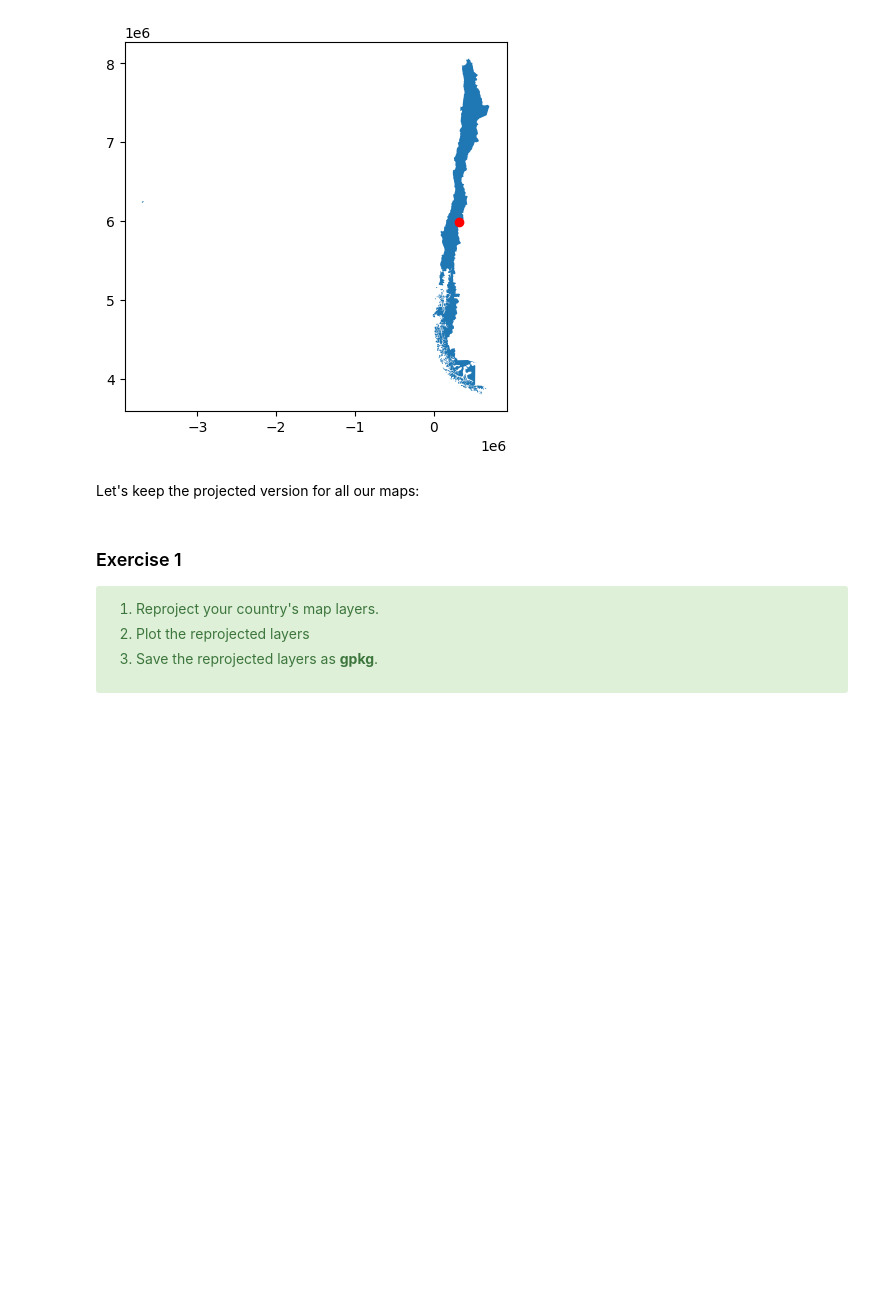
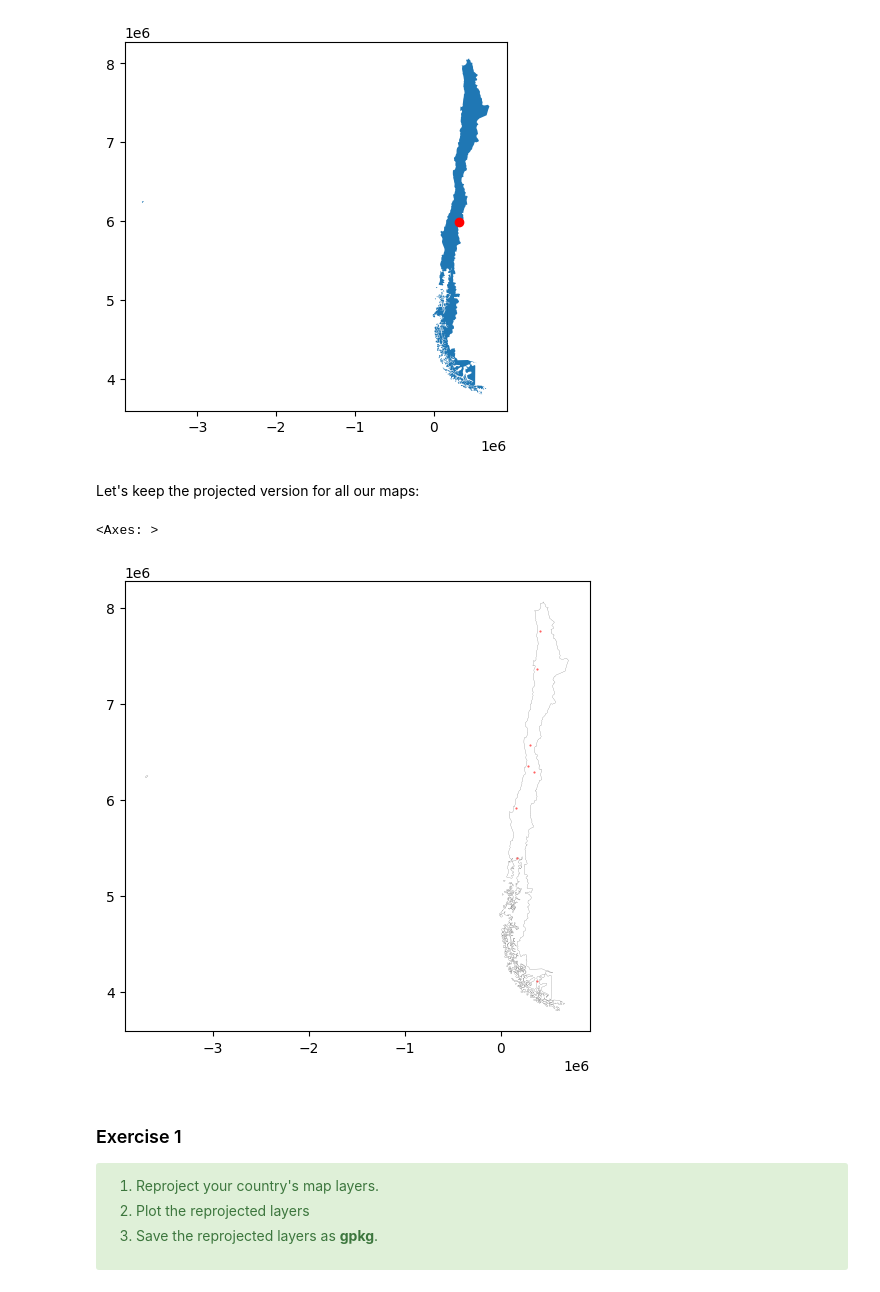
Before and after one commit to AdriMA3/introgeodf, a Jupyter notebook: index.ipynb, the cells around one changed output. Drawn from its saved outputs; the diff is of its cells as text; code cells hidden in the pictures; blank space fills up the shorter version.

```diff
--- a/index.ipynb
+++ b/index.ipynb
@@ -47,8 +36,7 @@ Updating files: 100% (57/57), done.
 # %%
-import os
-import geopandas as gpd
-ruta_shp = os.path.join("introgeodf", "maps", "World_Countries", "World_Countries.shp")
-countries= gpd.read_file(ruta_shp)
+import os, geopandas as gpd
+
+countries=gpd.read_file(os.path.join("maps","World_Countries","World_Countries.shp"))
 # %% [markdown]
 Let's use some familiar DF functions:
 # %%
@@ -111,11 +99,8 @@ countries.plot(facecolor="azure",#color of polygon fill
 # %% [markdown]
 Let's open the other maps:
 # %%
-
-ruta_shp1=os.path.join("introgeodf","maps","World_Hydrography","World_Hydrography.shp")
-ruta_shp2=os.path.join("introgeodf","maps","World_Cities","World_Cities.shp")
-rivers=gpd.read_file(ruta_shp1)
-cities=gpd.read_file(ruta_shp2)
+rivers=gpd.read_file(os.path.join("maps","World_Hydrography","World_Hydrography.shp"))
+cities=gpd.read_file(os.path.join("maps","World_Cities","World_Cities.shp"))
 # %%
 # what geo?
 rivers.geom_type.unique(), cities.geom_type.unique()
@@ -261,4 +229,4 @@ Let's keep the projected version for all our maps:
 # %%
 cities_chile_5361=cities[cities.COUNTRY=='Chile'].to_crs(5361)
 # %%
-riversBrazil_clipped=gpd.clip(rivers,brazil)
+riversChile_clipped=gpd.clip(rivers,chile)
@@ -269,3 +233,20 @@ rivers_brazil_5641=riversBrazil_clipped.to_crs(brazil_5641.crs)
+# %%
+chile_5361=chile.to_crs(5361)
+
+rivers_chile_5361=riversChile_clipped.to_crs(chile_5361.crs)
+# %%
+base =chile_5361.plot(facecolor="white",
+                      edgecolor='black',
+                      linewidth=0.1,
+                      figsize=(6,6))
+
+rivers_chile_5361.plot(edgecolor='blue', linewidth=0.4,
+            ax=base)# on top of...
+cities_chile_5361.plot(marker='.', color='red', markersize=1,alpha=0.7,
+            ax=base) # on top of...
+# %% [output]
+<Axes: >
+[figure, added]
 # %%
 ## saving
 
```
Also changed, not shown: parts of 81 cells of this notebook.
